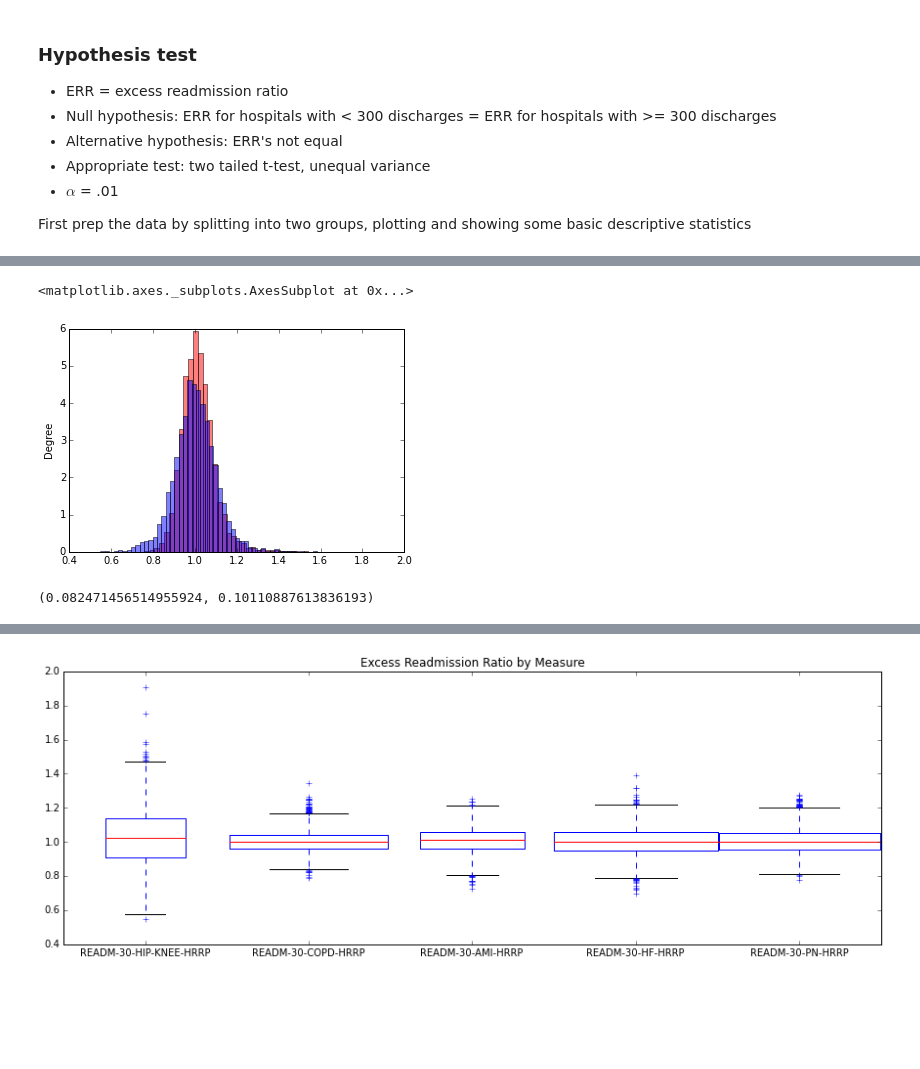
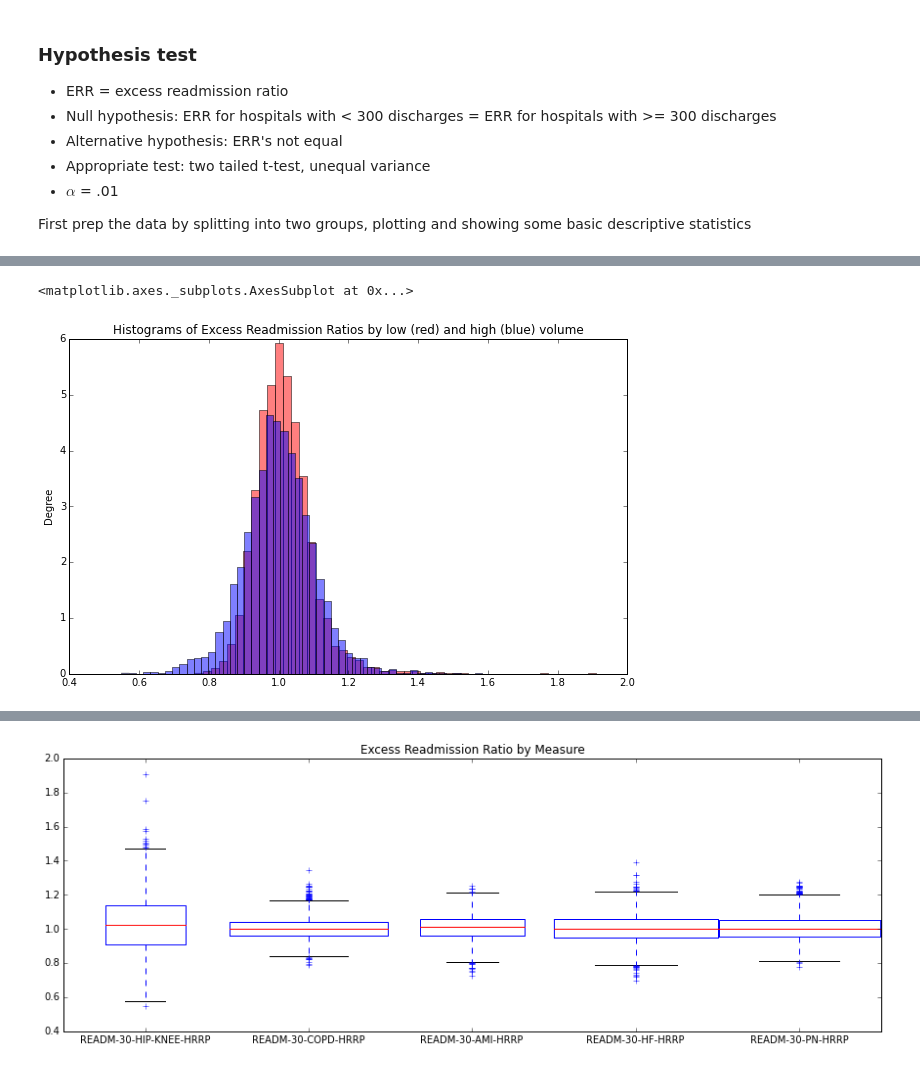
Before and after one commit to Jwerberg/slideruleprojects, a Jupyter notebook: sliderule_dsi_inferential_statistics_exercise_3.ipynb, the cells around one changed output, grey strips where cells are left out. Drawn from its saved outputs; the diff is of its cells as text; code cells hidden in the pictures; blank space fills up the shorter version.

```diff
--- a/sliderule_dsi_inferential_statistics_exercise_3.ipynb
+++ b/sliderule_dsi_inferential_statistics_exercise_3.ipynb
@@ -118,6 +118,9 @@ You can compose in notebook cells using Markdown:
 
 First prep the data by splitting into two groups, plotting and showing some basic descriptive statistics
 # %%
+df = clean_hospital_read_df
 cut = 300
 low = df[df['Number of Discharges']<cut]['Excess Readmission Ratio'].dropna()
 high = df[df['Number of Discharges']>=cut]['Excess Readmission Ratio'].dropna()
+print "Less then 300 discharges: \n", low.describe()
+print "300 or more discharges: \n", high.describe()
@@ -124,15 +148,8 @@ high = df[df['Number of Discharges']>=cut]['Excess Readmission Ratio'].dropna()
 # %%
-cut=300
-df[df['Number of Discharges']<cut]['Excess Readmission Ratio'].plot(kind='hist',bins=50,color='r',alpha=.5,normed=True)
-df[df['Number of Discharges']>=cut]['Excess Readmission Ratio'].plot(kind='hist',bins=50,color='b',alpha=.5,normed=True)
+plt.figure(figsize=(10,6))
+plt.title('Histograms of Excess Readmission Ratios by low (red) and high (blue) volume')
+low.plot(kind='hist',bins=50,color='r',alpha=.5,normed=True)
+high.plot(kind='hist',bins=50,color='b',alpha=.5,normed=True)
 # %% [output]
 <matplotlib.axes._subplots.AxesSubplot at 0x...>
-[figure, old version]
+[figure, new version]
-# %%
-
-stats.ttest_ind(low,high,equal_var=False)
-low.mean()-high.mean()
-len(low), len(high)
-low.std(), high.std()
-# %% [output]
-(0.082471456514955924, 0.10110887613836193)
```
Also changed, not shown: parts of 13 cells of this notebook.
